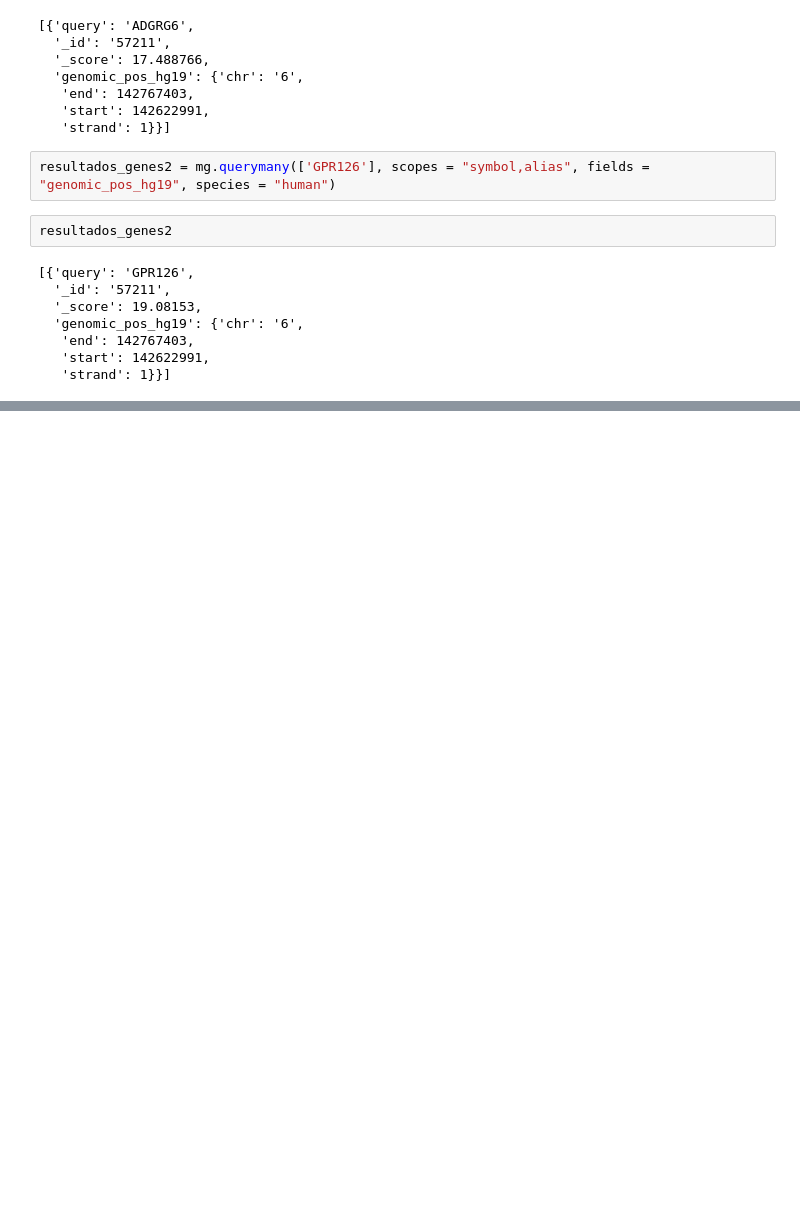
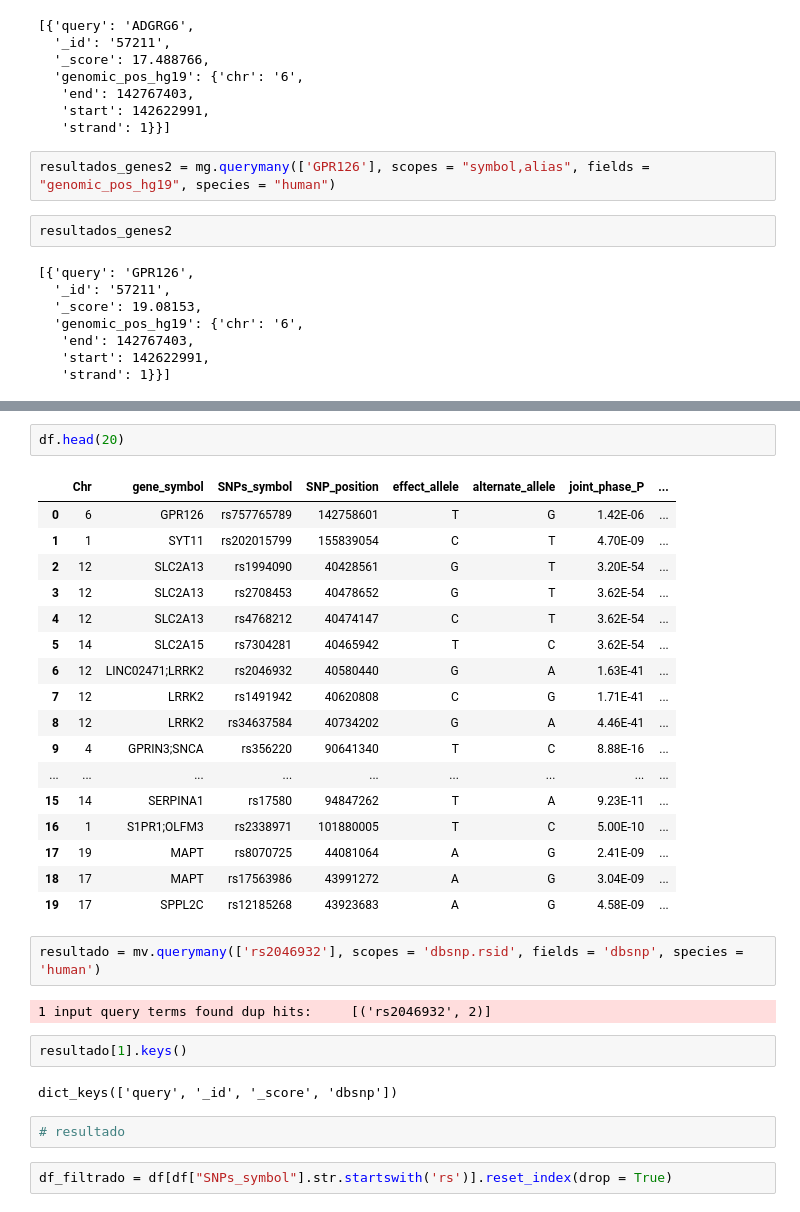
Before and after one commit to jbs1009/TFM_Jorge_Bermejo_Sacristan, a Jupyter notebook: Correcciones_tabla_original_pruebas.ipynb, the cells around one changed output, grey strips where cells are left out. Drawn from its saved outputs; the diff is of its cells as text; blank space fills up the shorter version.

```diff
--- a/Correcciones_tabla_original_pruebas.ipynb
+++ b/Correcciones_tabla_original_pruebas.ipynb
@@ -135,0 +170,32 @@ resultados_genes2
+# %%
+df.head(20)
+# %% [output]
+|  | Chr | gene_symbol | SNPs_symbol | SNP_position | effect_allele | alternate_allele | joint_phase_P | ... |
+| 0 | 6 | GPR126 | rs757765789 | 142758601 | T | G | 1.42E-06 | ... |
+| 1 | 1 | SYT11 | rs202015799 | 155839054 | C | T | 4.70E-09 | ... |
+| 2 | 12 | SLC2A13 | rs1994090 | 40428561 | G | T | 3.20E-54 | ... |
+| 3 | 12 | SLC2A13 | rs2708453 | 40478652 | G | T | 3.62E-54 | ... |
+| 4 | 12 | SLC2A13 | rs4768212 | 40474147 | C | T | 3.62E-54 | ... |
+| 5 | 14 | SLC2A15 | rs7304281 | 40465942 | T | C | 3.62E-54 | ... |
+| 6 | 12 | LINC02471;LRRK2 | rs2046932 | 40580440 | G | A | 1.63E-41 | ... |
+| 7 | 12 | LRRK2 | rs1491942 | 40620808 | C | G | 1.71E-41 | ... |
+| 8 | 12 | LRRK2 | rs34637584 | 40734202 | G | A | 4.46E-41 | ... |
+| 9 | 4 | GPRIN3;SNCA | rs356220 | 90641340 | T | C | 8.88E-16 | ... |
+| ... | ... | ... | ... | ... | ... | ... | ... | ... |
+| 15 | 14 | SERPINA1 | rs17580 | 94847262 | T | A | 9.23E-11 | ... |
+| 16 | 1 | S1PR1;OLFM3 | rs2338971 | 101880005 | T | C | 5.00E-10 | ... |
+| 17 | 19 | MAPT | rs8070725 | 44081064 | A | G | 2.41E-09 | ... |
+| 18 | 17 | MAPT | rs17563986 | 43991272 | A | G | 3.04E-09 | ... |
+| 19 | 17 | SPPL2C | rs12185268 | 43923683 | A | G | 4.58E-09 | ... |
+# %%
+resultado = mv.querymany(['rs2046932'], scopes = 'dbsnp.rsid', fields = 'dbsnp', species = 'human')
+# %% [output]
+1 input query terms found dup hits:     [('rs2046932', 2)]
+# %%
+resultado[1].keys()
+# %% [output]
+dict_keys(['query', '_id', '_score', 'dbsnp'])
+# %%
+# resultado
+# %%
+df_filtrado = df[df["SNPs_symbol"].str.startswith('rs')].reset_index(drop = True)
```
Also changed, not shown: parts of 25 cells of this notebook.
